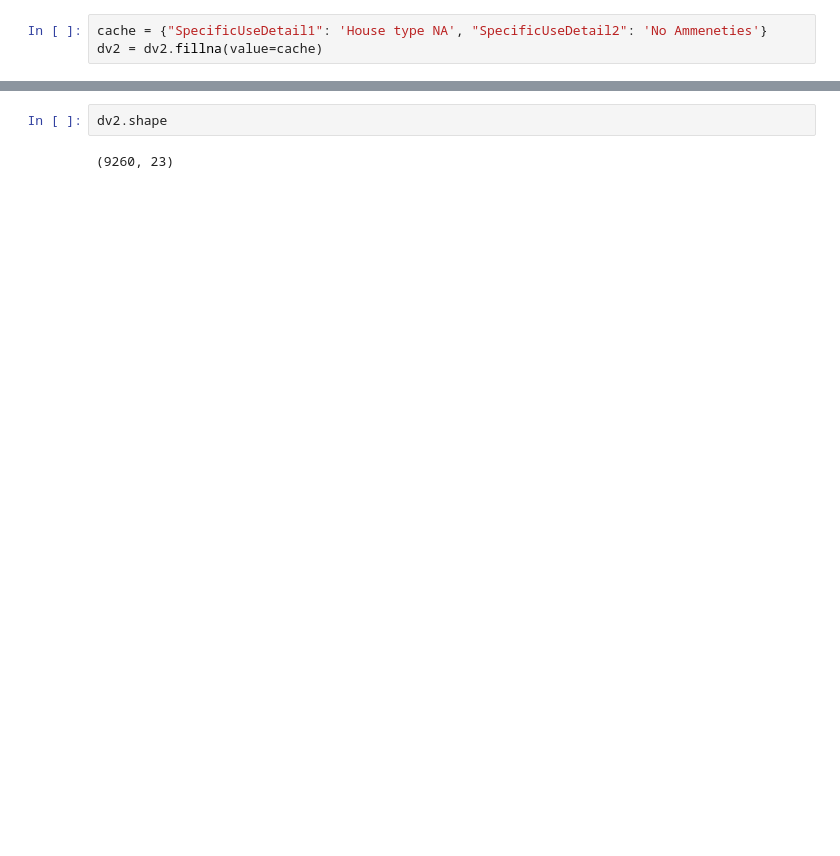
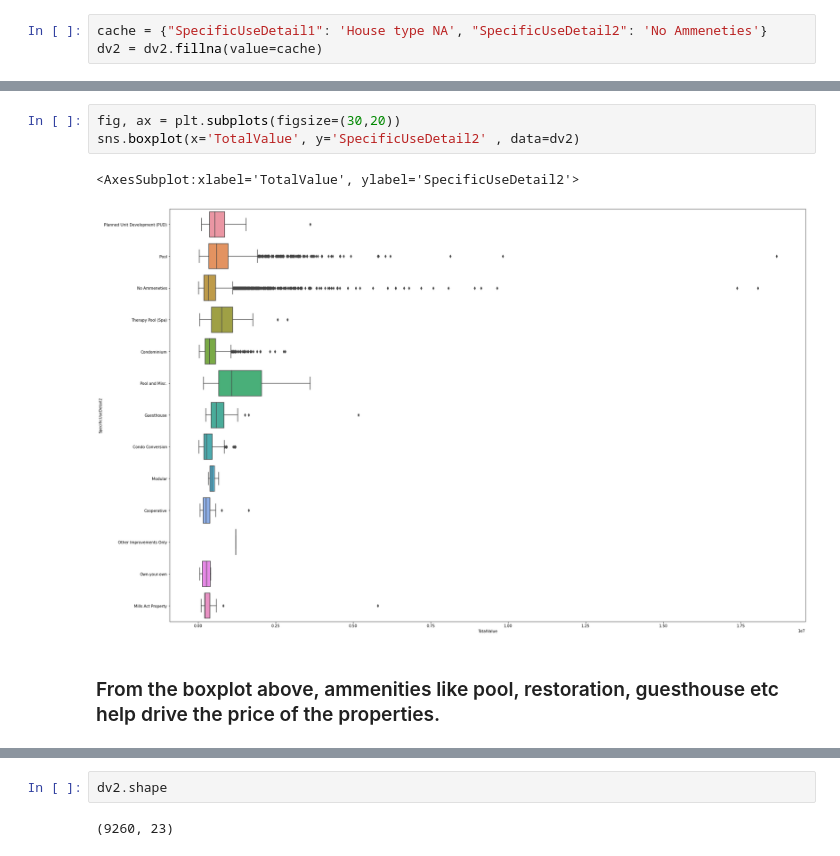
Before and after one commit to am-meritus/XBRE-AVM, a Jupyter notebook: Capstone.ipynb, the cells around one changed output, grey strips where cells are left out. Saved outputs shown, nothing was run; the diff lists cells and outputs as text; blank space fills up the shorter version.

```diff
--- a/Capstone.ipynb
+++ b/Capstone.ipynb
@@ -1298,0 +1324,8 @@ dv2 = dv2.fillna(value=cache)
+# %%
+fig, ax = plt.subplots(figsize=(30,20))
+sns.boxplot(x='TotalValue', y='SpecificUseDetail2' , data=dv2)
+# %% [output]
+<AxesSubplot:xlabel='TotalValue', ylabel='SpecificUseDetail2'>
+[figure, added]
+# %% [markdown]
+### From the boxplot above, ammenities like pool, restoration, guesthouse etc help drive the price of the properties.
```
Also changed, not shown: parts of 38 cells of this notebook.
